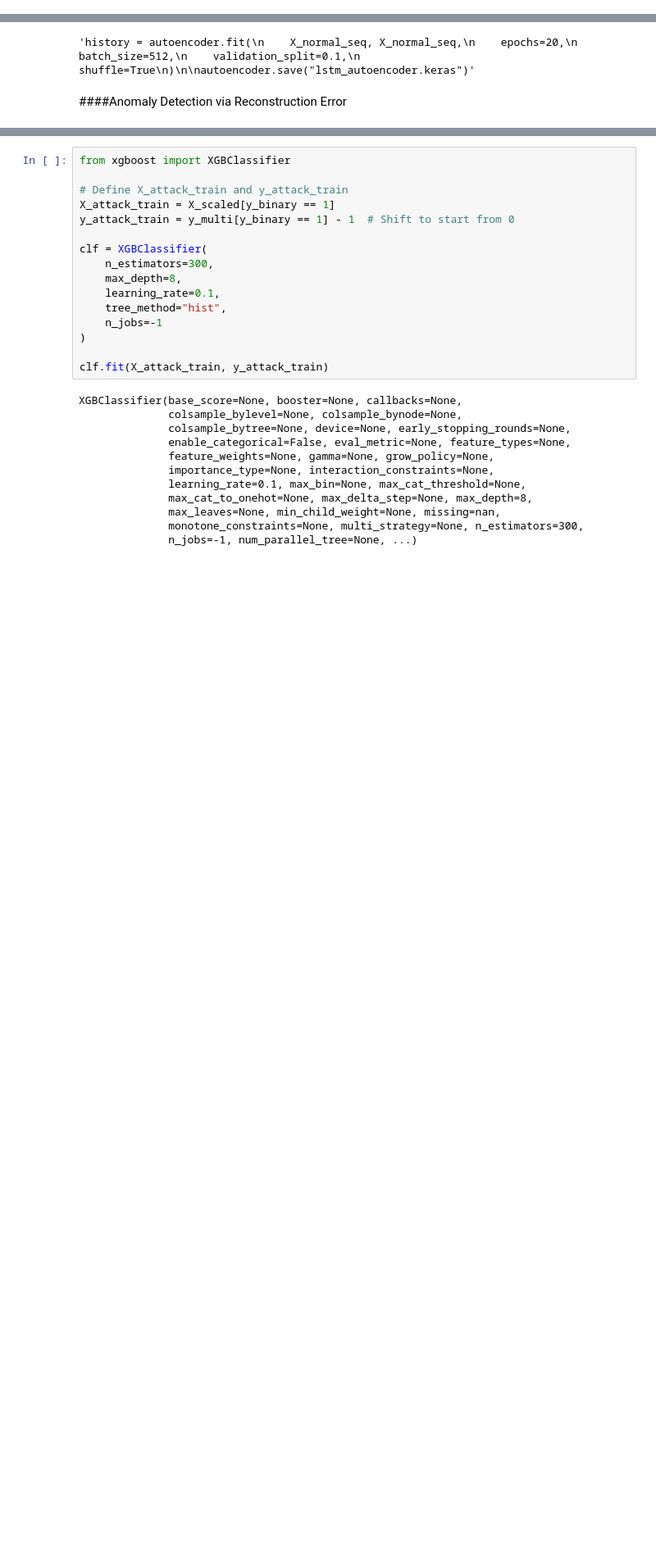
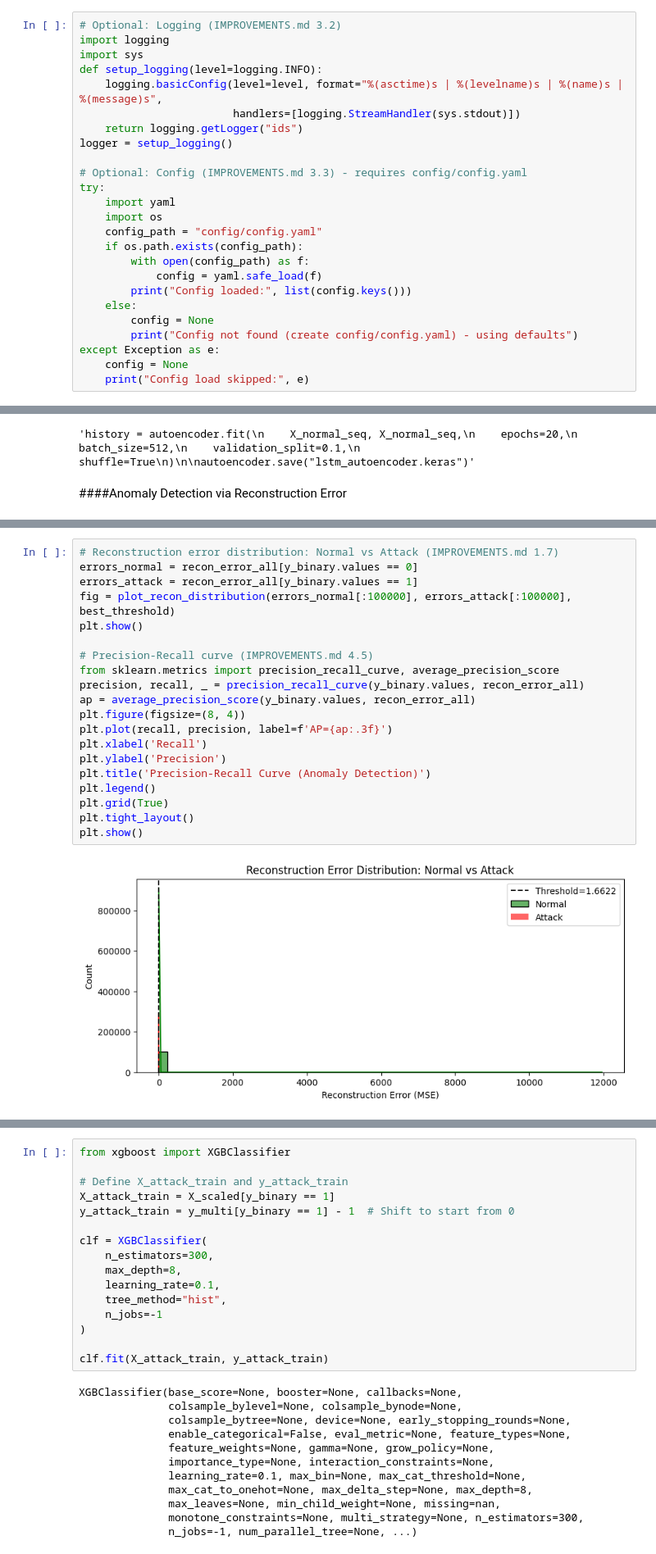
Before and after one commit to Karan27q/ids, a Jupyter notebook: app.ipynb, the cells around one changed output, grey strips where cells are left out. Shown at 82% size. Drawn from its saved outputs; the diff is of its cells as text; blank space fills up the shorter version.

Commit message:
the model improvement and ui has been improved

```diff
--- a/app.ipynb
+++ b/app.ipynb
@@ -57,0 +124,25 @@ from sklearn.model_selection import train_test_split
+# %%
+# Optional: Logging (IMPROVEMENTS.md 3.2)
+import logging
+import sys
+def setup_logging(level=logging.INFO):
+    logging.basicConfig(level=level, format="%(asctime)s | %(levelname)s | %(name)s | %(message)s",
+                        handlers=[logging.StreamHandler(sys.stdout)])
+    return logging.getLogger("ids")
+logger = setup_logging()
+
+# Optional: Config (IMPROVEMENTS.md 3.3) - requires config/config.yaml
+try:
+    import yaml
+    import os
+    config_path = "config/config.yaml"
+    if os.path.exists(config_path):
+        with open(config_path) as f:
+            config = yaml.safe_load(f)
+        print("Config loaded:", list(config.keys()))
+    else:
+        config = None
+        print("Config not found (create config/config.yaml) - using defaults")
+except Exception as e:
+    config = None
+    print("Config load skipped:", e)
@@ -313,0 +457,22 @@ weighted avg       0.75      0.79      0.73   9167271
+# %%
+# Reconstruction error distribution: Normal vs Attack (IMPROVEMENTS.md 1.7)
+errors_normal = recon_error_all[y_binary.values == 0]
+errors_attack = recon_error_all[y_binary.values == 1]
+fig = plot_recon_distribution(errors_normal[:100000], errors_attack[:100000], best_threshold)
+plt.show()
+
+# Precision-Recall curve (IMPROVEMENTS.md 4.5)
+from sklearn.metrics import precision_recall_curve, average_precision_score
+precision, recall, _ = precision_recall_curve(y_binary.values, recon_error_all)
+ap = average_precision_score(y_binary.values, recon_error_all)
+plt.figure(figsize=(8, 4))
+plt.plot(recall, precision, label=f'AP={ap:.3f}')
+plt.xlabel('Recall')
+plt.ylabel('Precision')
+plt.title('Precision-Recall Curve (Anomaly Detection)')
+plt.legend()
+plt.grid(True)
+plt.tight_layout()
+plt.show()
+# %% [output]
+[figure, added]
```
Also changed, not shown: parts of 29 cells of this notebook, 8 other files.
